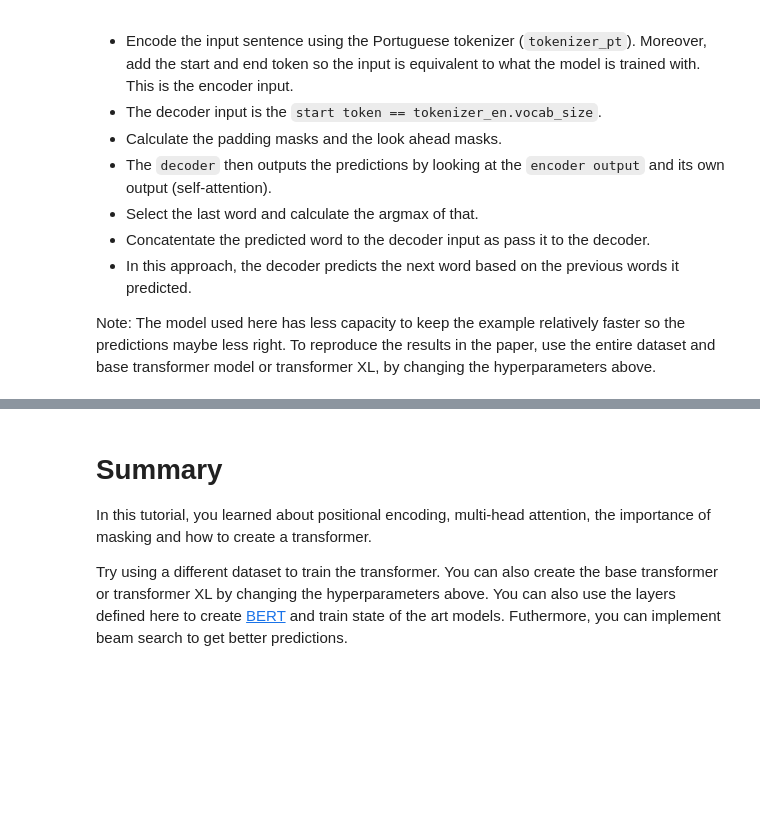
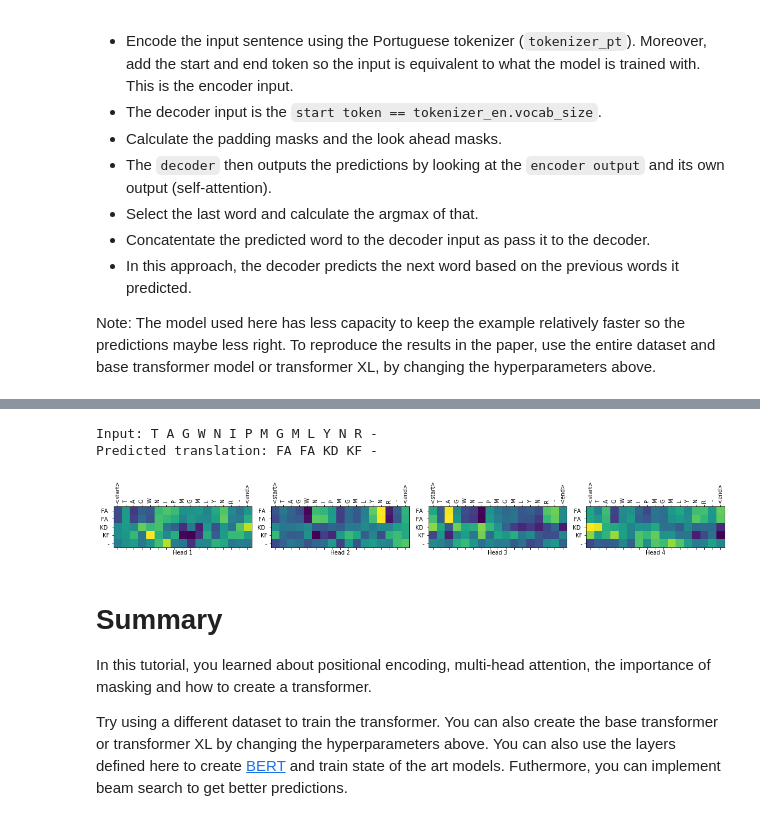
Before and after one commit to mhaseeb123/DeepMSim, a Jupyter notebook: deepMSim.ipynb, the cells around one changed output, grey strips where cells are left out. Cells and saved outputs as stored; diff of their text form; code cells hidden in the pictures; blank space fills up the shorter version.

```diff
--- a/deepMSim.ipynb
+++ b/deepMSim.ipynb
@@ -1205,3 +1229,9 @@ def translate(sentence, plot=''):
+# %%
+translate('T A G W N I P M G M L Y N R -', plot='decoder_layer4_block2')
+# %% [output]
+Input: T A G W N I P M G M L Y N R -
+Predicted translation: FA FA KD KF -
+[figure, added]
 # %% [markdown]
 # Summary
 
```
Also changed, not shown: parts of 24 cells of this notebook.
